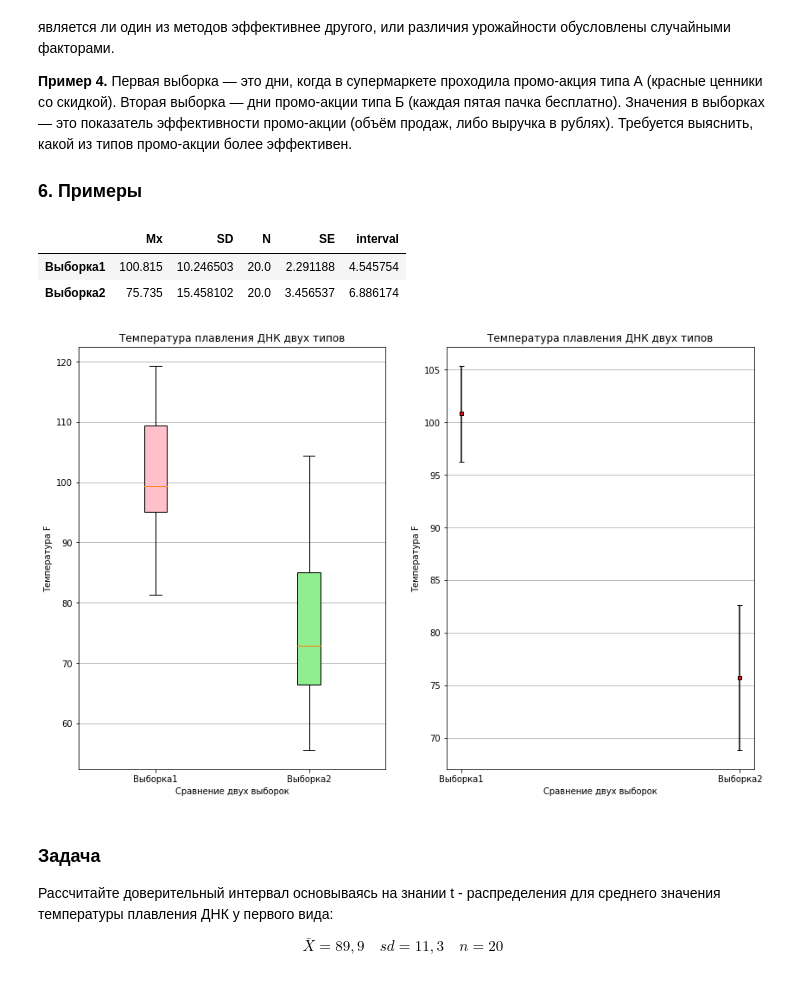
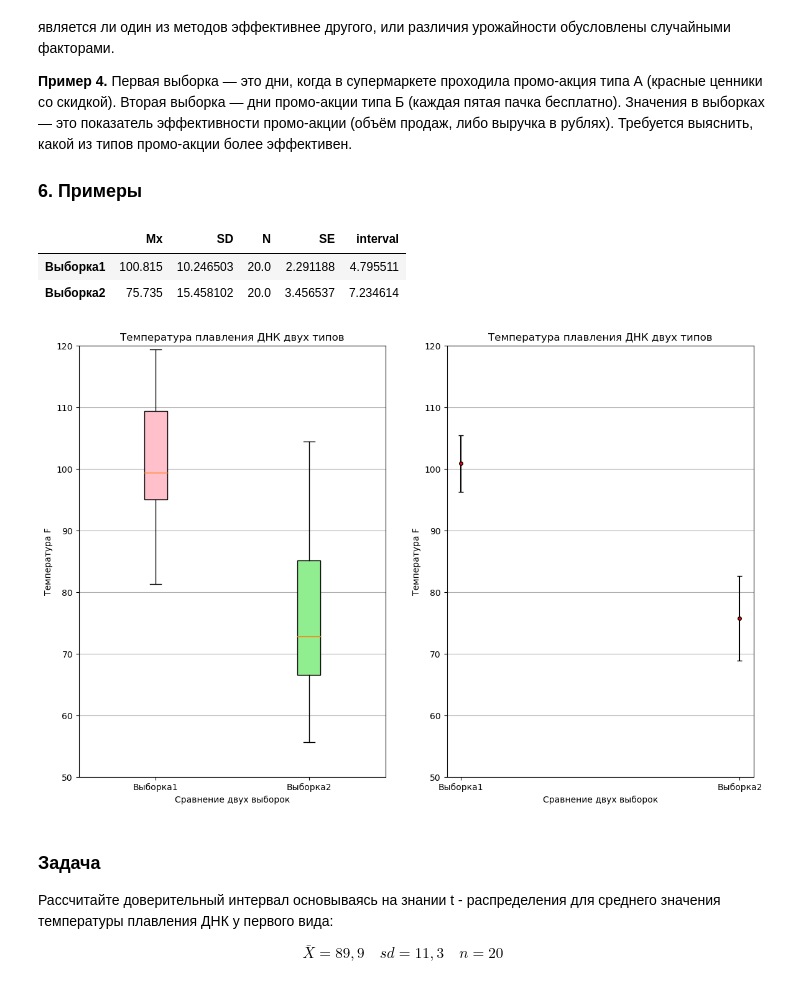
Before and after one commit to ironavt/notes-statistics-course, a Jupyter notebook: notes_stat.ipynb, the cells around one changed output. Saved outputs shown, nothing was run; the diff lists cells and outputs as text; code cells hidden in the pictures.

```diff
--- a/notes_stat.ipynb
+++ b/notes_stat.ipynb
@@ -557,10 +562,10 @@ $$ se = \sqrt{\frac{sd_1^2}{n_1} + \frac{sd_2^2}{n_2}} = \sqrt{se_1^2 + se_2^2}
 
 ### 6. Примеры
 # %%
-import pandas as pd
-from scipy.stats import t
-import matplotlib.pyplot as plt
-import numpy as np
+# import pandas as pd
+# from scipy.stats import t
+# import matplotlib.pyplot as plt
+# import numpy as np
 
 array1 = np.array([84.7, 105.0, 98.9, 97.9, 108.7, 81.3, 99.4, 89.4, 93.0,
                    119.3, 99.2, 99.4, 97.1, 112.4, 99.8, 94.7, 114.0, 95.1, 115.5, 111.5])
@@ -572,46 +577,47 @@ df = pd.DataFrame({'Выборка1':array1, 'Выборка2':array2}).agg(['me
 df.columns = ['Mx','SD','N','SE']
 
 # рассчитываем 95% интервал отклонения среднего
+# Percent Point Function
+# рассчитывает значение величины, для которой вероятность получить это значение или ниже равно заданной вероятности (квантилю)
 p = 0.95
-K = t.ppf((1 + p)/2, df['Mx']-1)
+K = stats.t.ppf((1 + p)/2, df['N']-1)
 df['interval'] = K * df['SE']
 
 df
 # %% [output]
 |  | Mx | SD | N | SE | interval |
-| Выборка1 | 100.815 | 10.246503 | 20.0 | 2.291188 | 4.545754 |
-| Выборка2 | 75.735 | 15.458102 | 20.0 | 3.456537 | 6.886174 |
+| Выборка1 | 100.815 | 10.246503 | 20.0 | 2.291188 | 4.795511 |
+| Выборка2 | 75.735 | 15.458102 | 20.0 | 3.456537 | 7.234614 |
 # %%
-
-
 #строим графики, boxplot из изначальных данных array1, array2,  доверительные интервалы из датафрейма df
 fig, (ax1, ax2) = plt.subplots(nrows=1, ncols=2, figsize=(14, 9))
 
 # график boxplot
 bplot1 = ax1.boxplot([array1, array2],
                      vert=True,  # создаем вертикальные боксы
                      patch_artist=True, # для красоты заполним цветом боксы квантилей
                      labels=['Выборка1', 'Выборка2']) # используется для задания значений выборок в случае с boxplot
 
 # график доверительных интервалов
 bplot2 = ax2.errorbar(x=df.index, y=df['Mx'], yerr=df['interval'],\
-                      color="black", capsize=3, marker="s", markersize=4, mfc="red", mec="black", fmt ='o')
+                      color="black", capsize=3, markersize=4, mfc="red", mec="black", fmt ='o')
 
 # раскрасим boxplot
 colors = ['pink', 'lightgreen']
 for patch, color in zip(bplot1['boxes'], colors):
     patch.set_facecolor(color)
 
 # добавим общие для каждого из графиков данные
 for ax in [ax1, ax2]:
     ax.yaxis.grid(True)
     ax.set_title('Температура плавления ДНК двух типов')
     ax.set_xlabel('Сравнение двух выборок')
     ax.set_ylabel('Температура F')
+    ax.set_ylim(50, 120) # чтобы графики были в одном масштабе
 
 plt.show()
 # %% [output]
-[figure, old version]
+[figure, new version]
 # %% [markdown]
 ### Задача
 
```
Also changed, not shown: parts of 6 cells of this notebook.
